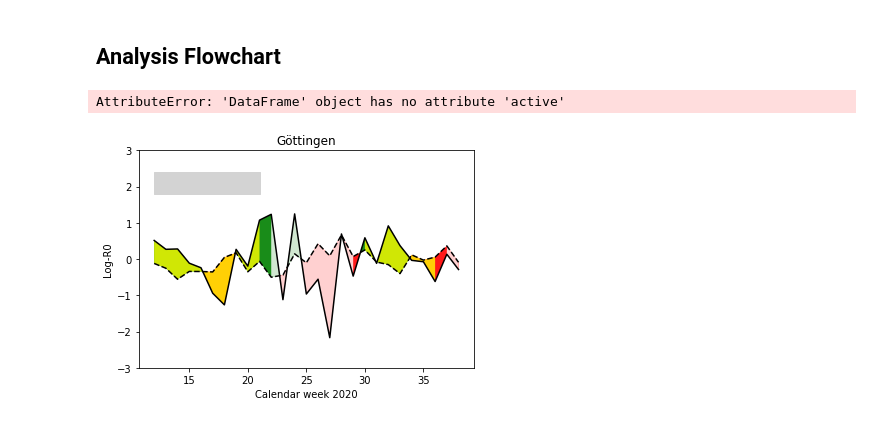
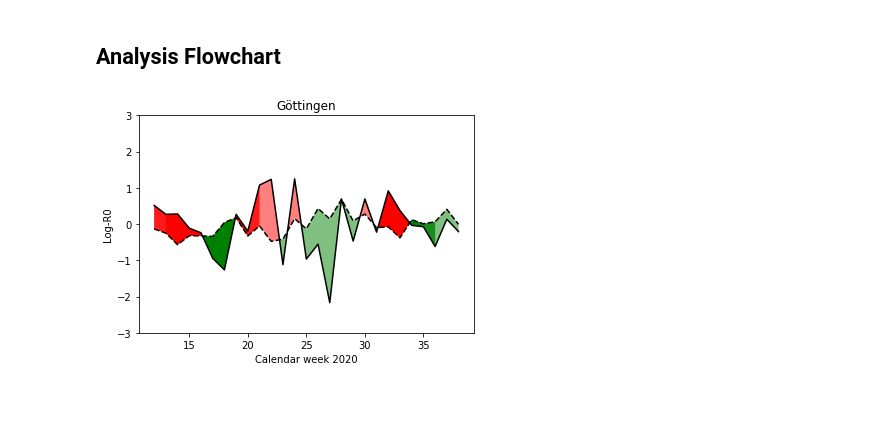
Before and after one commit to gizdatalab/Covid_DPPD, a Jupyter notebook: 08_visualization.ipynb, the cells around one changed output. Drawn from its saved outputs; the diff is of its cells as text; code cells hidden in the pictures.

```diff
--- a/08_visualization.ipynb
+++ b/08_visualization.ipynb
@@ -145,52 +148,44 @@ fig.show()
 # %%
 all_data = pd.read_csv('all_data_with_intervals.csv')
-# %%
-EXAMPLE_DISTRICT = 3159
-district_data = all_data[all_data.districtId == EXAMPLE_DISTRICT].copy()
-district_name = district_data.district_name.iat[0]
-lockdown_bool = district_data.active
-# %% [output]
-AttributeError: 'DataFrame' object has no attribute 'active'
 # %%
-EXAMPLE_DISTRICT = 3159
 district_data = all_data[all_data.districtId == EXAMPLE_DISTRICT].copy()
 district_name = district_data.district_name.iat[0]
-lockdown_bool = district_data.active_lockdown
-summer_bool = district_data.summer_vac
+ld_full = list(district_data.active_lockdown)
+ld_trunc = [ld_full[i-1] and ld_full[i] and ld_full[i+1] for i in range(len(ld_full))]
+sv_full = list(district_data.summer_vac)
+sv_trunc = [sv_full[i-1] and sv_full[i] and sv_full[i+1] for i in range(len(sv_full))]
+
 lockdown_weeks = district_data.loc[district_data.active_lockdown,'week_no'].agg(['min','max'])
 summer_weeks = district_data.loc[district_data.summer_vac,'week_no'].agg(['min','max'])
 
 x= district_data.week_no
 y1 = district_data.target
 y2 = district_data.target_predicted
 
 fig, ax = plt.subplots()
 
 
 ax.plot(x, y1, color = 'black')
 ax.set_ylim((-3,3))
 ax.set_title(district_name)
 ax.set_xlabel('Calendar week 2020')
 ax.set_ylabel('Log-R0')
-fig.savefig('Weekly_R0.svg')
+fig.savefig('paper_figures/flowchart/Weekly_R0.svg')
 
 ax.plot(x, y2, color = 'black', ls='--')
-ax.fill_between(x, y1, y2, where=y1 >= y2, alpha=.5, facecolor='green', interpolate=True)
-ax.fill_between(x, y1, y2, where=y1 <= y2, alpha=.5, facecolor='red', interpolate=True)
+ax.fill_between(x, y1, y2, where=y1 < y2, alpha=.5, facecolor='green', interpolate=True)
+ax.fill_between(x, y1, y2, where=y1 > y2, alpha=.5, facecolor='red', interpolate=True)
 
-fig.savefig('Weekly_R0_and_pred.svg')
+fig.savefig('paper_figures/flowchart/Weekly_R0_and_pred.svg')
 
-ax.axvspan(*lockdown_weeks, ymin=.8,ymax=.9, color='lightgray')
+ax.fill_between(x, y1, y2, where=(y1 < y2)&np.logical_or(ld_full, sv_full), alpha=.8, facecolor='green', interpolate=False)
+ax.fill_between(x, y1, y2, where=(y1 > y2)&np.logical_or(ld_full, sv_full), alpha=.8, facecolor='red', interpolate=False)
+#This causes vertical ends of the highlighted areas
 
-ax.fill_between(x, y1, y2, where=y1 >= y2, alpha=.8, facecolor='green', interpolate=True)
-ax.fill_between(x, y1, y2, where=y1 <= y2, alpha=.8, facecolor='red', interpolate=True)
-ax.fill_between(x, y1, y2, where=~(lockdown_bool | summer_bool), alpha=.80, facecolor='white',interpolate=False)
-ax.fill_between(x, y1, y2, where=(lockdown_bool | summer_bool), alpha=.80, facecolor='yellow',interpolate=False)
+ax.fill_between(x, y1, y2, where=(y1 < y2)&np.logical_or(ld_trunc, sv_trunc), alpha=1, facecolor='green', interpolate=True)
+ax.fill_between(x, y1, y2, where=(y1 > y2)&np.logical_or(ld_trunc, sv_trunc), alpha=1, facecolor='red', interpolate=True)
+#This fills the gaps where y1 and y2 intersect, and thus the above filling did not occur
 
-
-plt.show()
-
-#     plt.axvspan(*lockdown_weeks, color='lightgray')
-#     plt.axvspan(*summer_weeks, color='lightgray')
+fig.savefig('paper_figures/flowchart/Deviance_timeframes_marked.svg')
 # %% [output]
-[figure, old version]
+[figure, new version]
```
Also changed, not shown: parts of 6 cells of this notebook, 2 other files.
